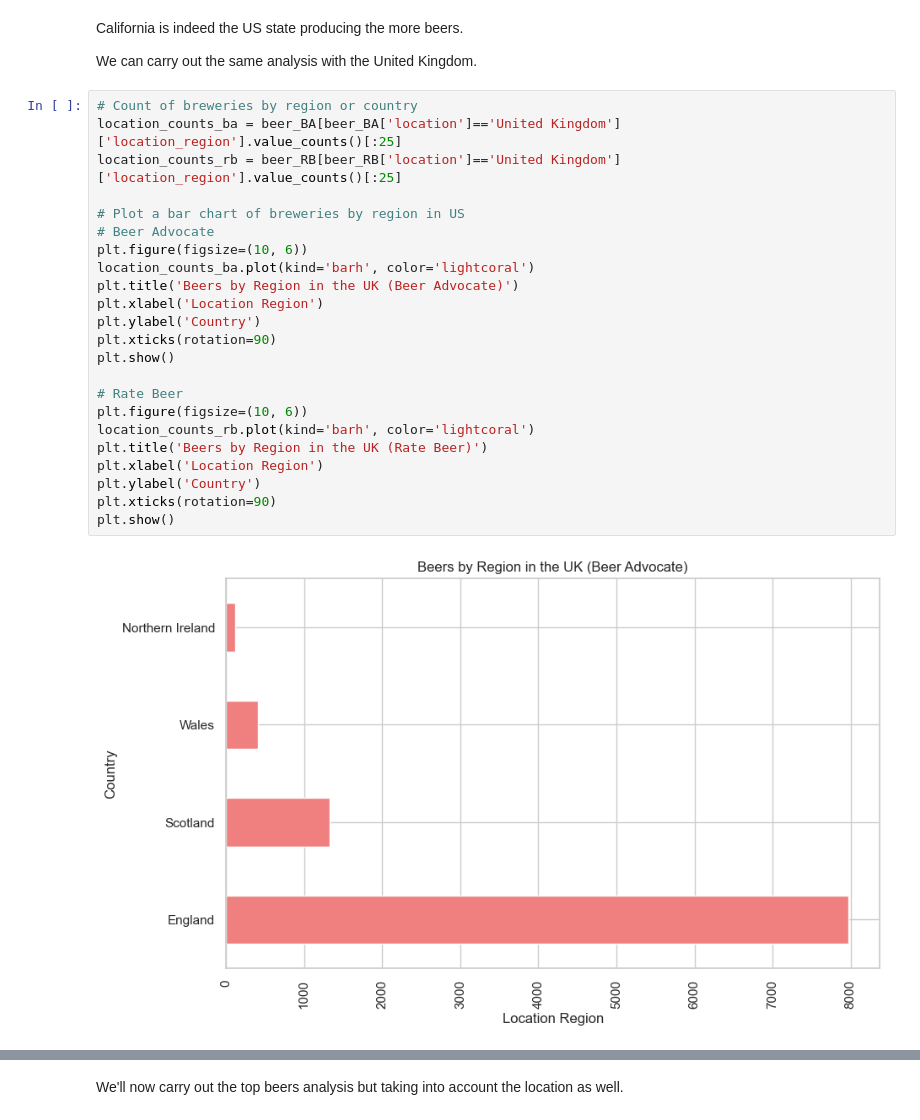
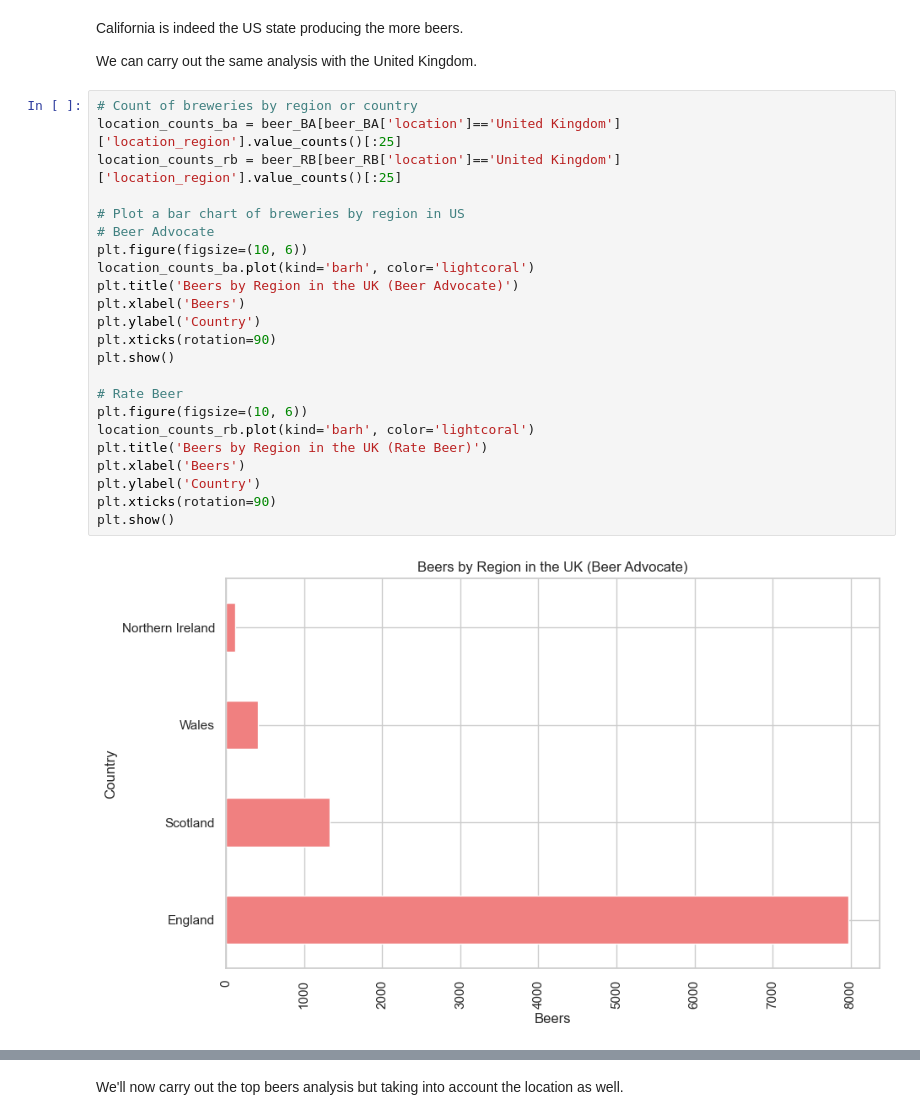
Before and after one commit to epfl-ada/ada-2024-project-mediterranean, a Jupyter notebook: results.ipynb, the cells around one changed output, grey strips where cells are left out. Saved outputs shown, nothing was run; the diff lists cells and outputs as text.

```diff
--- a/results.ipynb
+++ b/results.ipynb
@@ -369,25 +369,25 @@ We can carry out the same analysis with the United Kingdom.
 # %%
 # Count of breweries by region or country
 location_counts_ba = beer_BA[beer_BA['location']=='United Kingdom']['location_region'].value_counts()[:25]
 location_counts_rb = beer_RB[beer_RB['location']=='United Kingdom']['location_region'].value_counts()[:25]
 
 # Plot a bar chart of breweries by region in US
 # Beer Advocate
 plt.figure(figsize=(10, 6))
 location_counts_ba.plot(kind='barh', color='lightcoral')
 plt.title('Beers by Region in the UK (Beer Advocate)')
-plt.xlabel('Location Region')
+plt.xlabel('Beers')
 plt.ylabel('Country')
 plt.xticks(rotation=90)
 plt.show()
 
 # Rate Beer
 plt.figure(figsize=(10, 6))
 location_counts_rb.plot(kind='barh', color='lightcoral')
 plt.title('Beers by Region in the UK (Rate Beer)')
-plt.xlabel('Location Region')
+plt.xlabel('Beers')
 plt.ylabel('Country')
 plt.xticks(rotation=90)
 plt.show()
 # %% [output]
-[figure, old version]
+[figure, new version]
```
Also changed, not shown: parts of 3 cells of this notebook.
